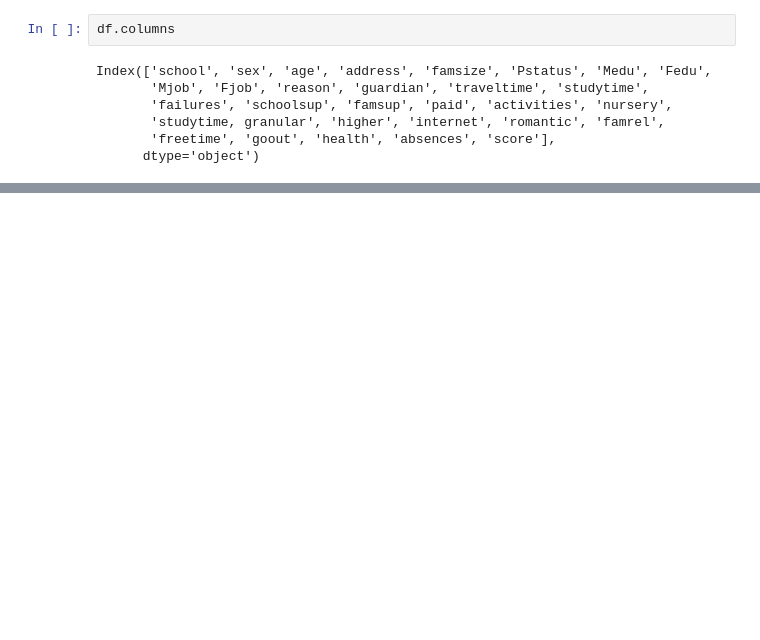
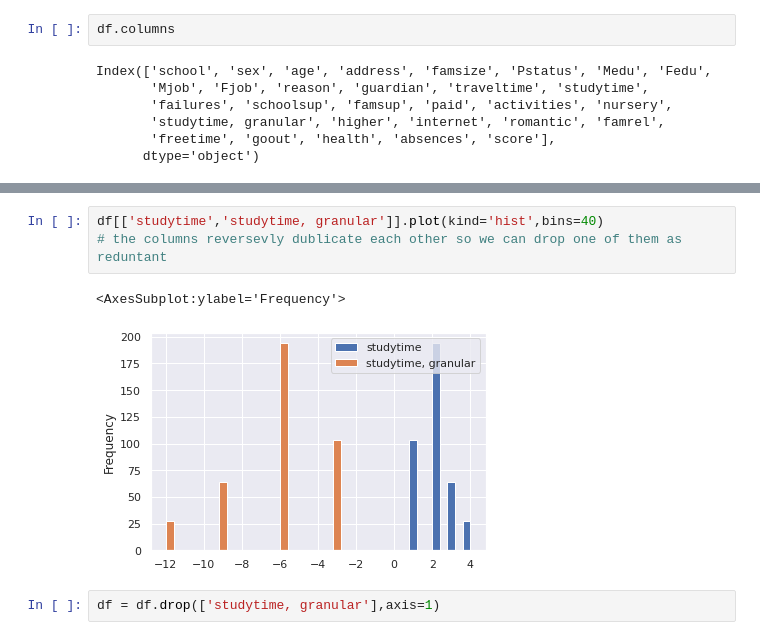
Before and after one commit to iaanlima/skillfactory_rds, a Jupyter notebook: project_2/EDA.ipynb, the cells around one changed output, grey strips where cells are left out. Saved outputs shown, nothing was run; the diff lists cells and outputs as text; blank space fills up the shorter version.

```diff
--- a/project_2/EDA.ipynb
+++ b/project_2/EDA.ipynb
@@ -51,0 +155,8 @@ Index(['school', 'sex', 'age', 'address', 'famsize', 'Pstatus', 'Medu', 'Fedu',
+# %%
+df[['studytime','studytime, granular']].plot(kind='hist',bins=40)
+# the columns reversevly dublicate each other so we can drop one of them as reduntant
+# %% [output]
+<AxesSubplot:ylabel='Frequency'>
+[figure, added]
+# %%
+df = df.drop(['studytime, granular'],axis=1)
```
Also changed, not shown: parts of 18 cells of this notebook, 1 other file.
